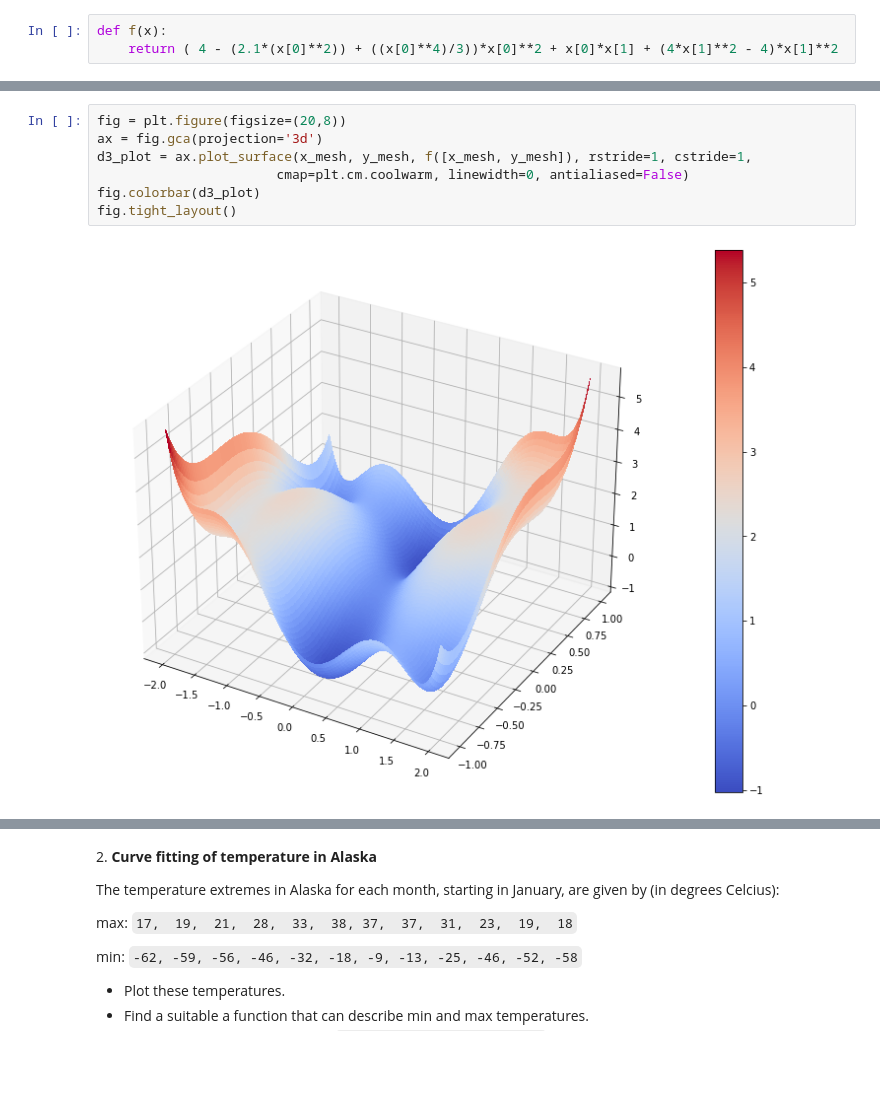
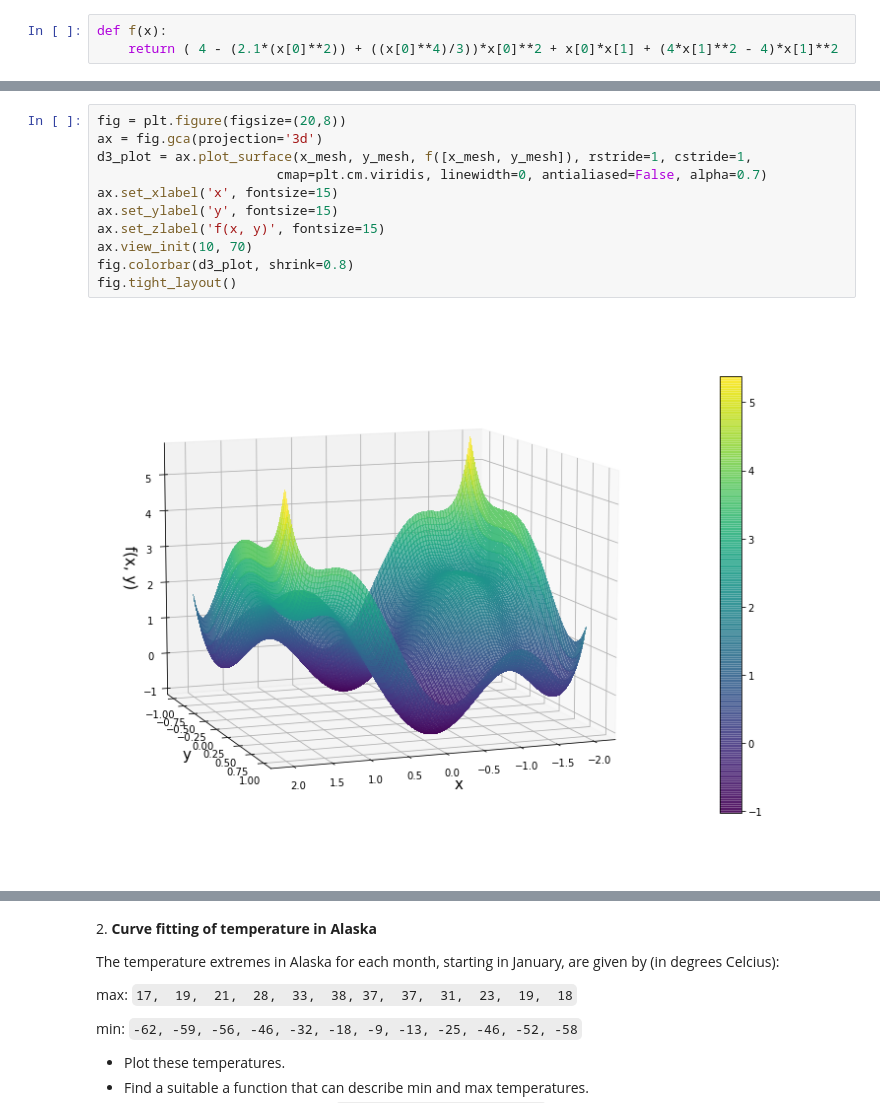
Before and after one commit to tommasoamico/LaboratoryOfComputationalPhysics_Y4, a Jupyter notebook: 08ex_fitting.ipynb, the cells around one changed output, grey strips where cells are left out. Cells and saved outputs as stored; diff of their text form; blank space fills up the shorter version.

```diff
--- a/08ex_fitting.ipynb
+++ b/08ex_fitting.ipynb
@@ -41,9 +41,13 @@ fig.tight_layout()
 # %%
 fig = plt.figure(figsize=(20,8))
 ax = fig.gca(projection='3d')
 d3_plot = ax.plot_surface(x_mesh, y_mesh, f([x_mesh, y_mesh]), rstride=1, cstride=1,
-                       cmap=plt.cm.coolwarm, linewidth=0, antialiased=False)
-fig.colorbar(d3_plot)
+                       cmap=plt.cm.viridis, linewidth=0, antialiased=False, alpha=0.7)
+ax.set_xlabel('x', fontsize=15)
+ax.set_ylabel('y', fontsize=15)
+ax.set_zlabel('f(x, y)', fontsize=15)
+ax.view_init(10, 70)
+fig.colorbar(d3_plot, shrink=0.8)
 fig.tight_layout()
 # %% [output]
-[figure, old version]
+[figure, new version]
```
Also changed, not shown: parts of 7 cells of this notebook, 1 other file.
